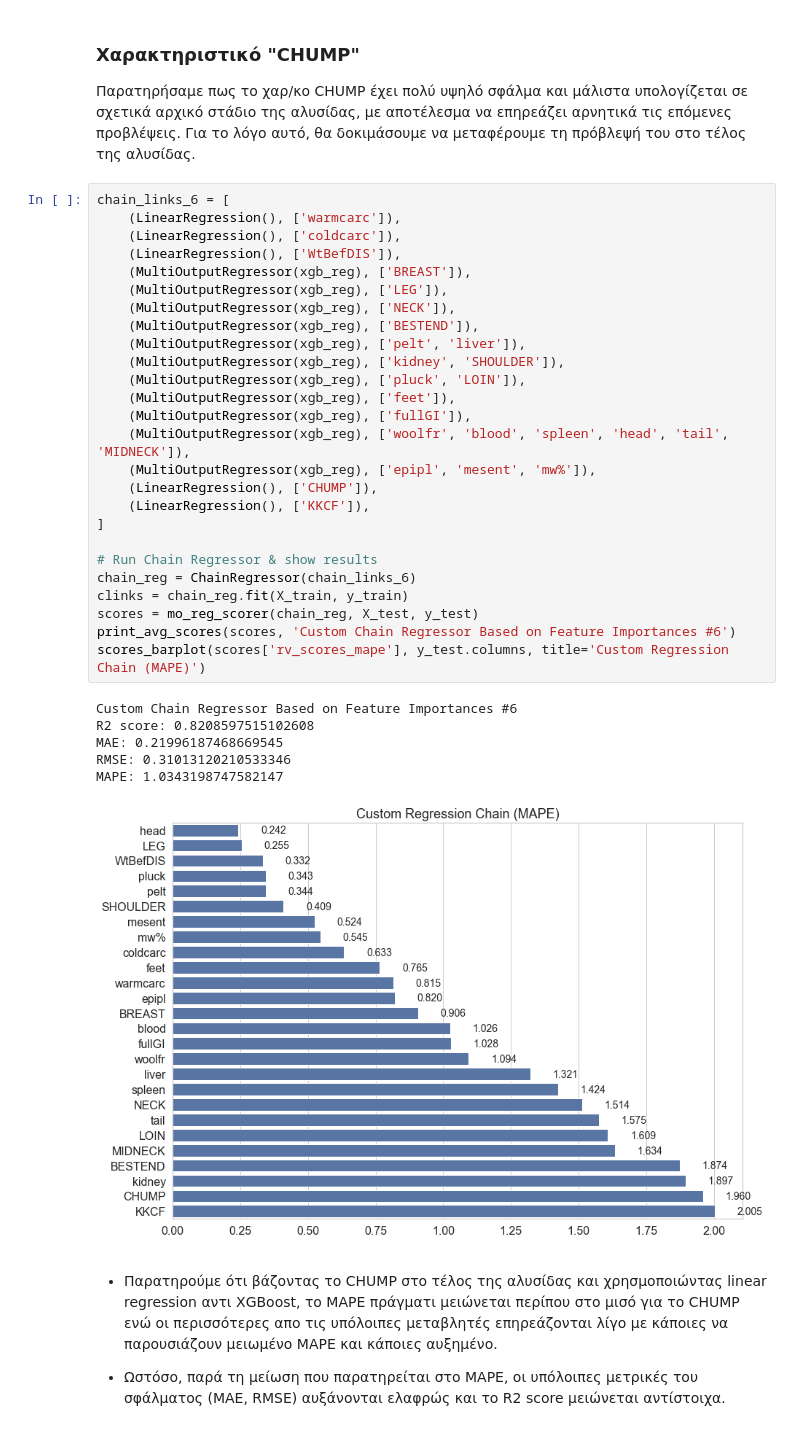
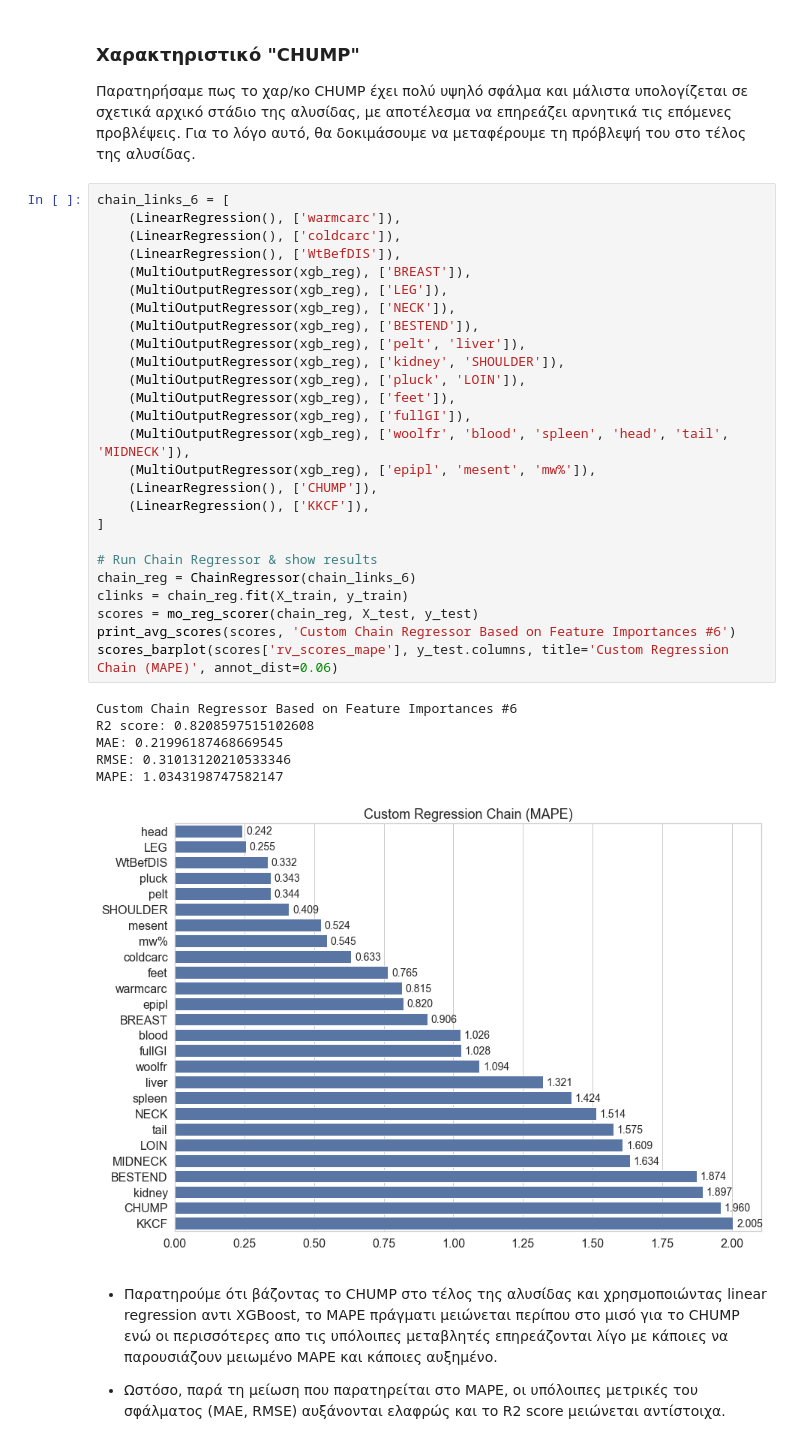
Before and after one commit to antonis-ant/thesis-code, a Jupyter notebook: notebooks/RegChain_notebook_2.ipynb, the cells around one changed output. Drawn from its saved outputs; the diff is of its cells as text.

Commit message:
Made some further graph representation changes.

```diff
--- a/notebooks/RegChain_notebook_2.ipynb
+++ b/notebooks/RegChain_notebook_2.ipynb
@@ -317,35 +317,35 @@ MAPE: 1.110368028275712
 chain_links_6 = [
     (LinearRegression(), ['warmcarc']),
     (LinearRegression(), ['coldcarc']),
     (LinearRegression(), ['WtBefDIS']),
     (MultiOutputRegressor(xgb_reg), ['BREAST']),
     (MultiOutputRegressor(xgb_reg), ['LEG']),
     (MultiOutputRegressor(xgb_reg), ['NECK']),
     (MultiOutputRegressor(xgb_reg), ['BESTEND']),
     (MultiOutputRegressor(xgb_reg), ['pelt', 'liver']),
     (MultiOutputRegressor(xgb_reg), ['kidney', 'SHOULDER']),
     (MultiOutputRegressor(xgb_reg), ['pluck', 'LOIN']),
     (MultiOutputRegressor(xgb_reg), ['feet']),
     (MultiOutputRegressor(xgb_reg), ['fullGI']),
     (MultiOutputRegressor(xgb_reg), ['woolfr', 'blood', 'spleen', 'head', 'tail', 'MIDNECK']),
     (MultiOutputRegressor(xgb_reg), ['epipl', 'mesent', 'mw%']),
     (LinearRegression(), ['CHUMP']),
     (LinearRegression(), ['KKCF']),
 ]
 
 # Run Chain Regressor & show results
 chain_reg = ChainRegressor(chain_links_6)
 clinks = chain_reg.fit(X_train, y_train)
 scores = mo_reg_scorer(chain_reg, X_test, y_test)
 print_avg_scores(scores, 'Custom Chain Regressor Based on Feature Importances #6')
-scores_barplot(scores['rv_scores_mape'], y_test.columns, title='Custom Regression Chain (MAPE)')
+scores_barplot(scores['rv_scores_mape'], y_test.columns, title='Custom Regression Chain (MAPE)', annot_dist=0.06)
 # %% [output]
 Custom Chain Regressor Based on Feature Importances #6
 R2 score: 0.8208597515102608
 MAE: 0.21996187468669545
 RMSE: 0.31013120210533346
 MAPE: 1.0343198747582147
-[figure, old version]
+[figure, new version]
 # %% [markdown]
 * Παρατηρούμε ότι βάζοντας το CHUMP στο τέλος της αλυσίδας και χρησμοποιώντας linear regression αντι XGBoost, το MAPE
 πράγματι μειώνεται περίπου στο μισό για το CHUMP ενώ οι περισσότερες απο τις υπόλοιπες μεταβλητές επηρεάζονται λίγο με
```
Also changed, not shown: 2 other files.
